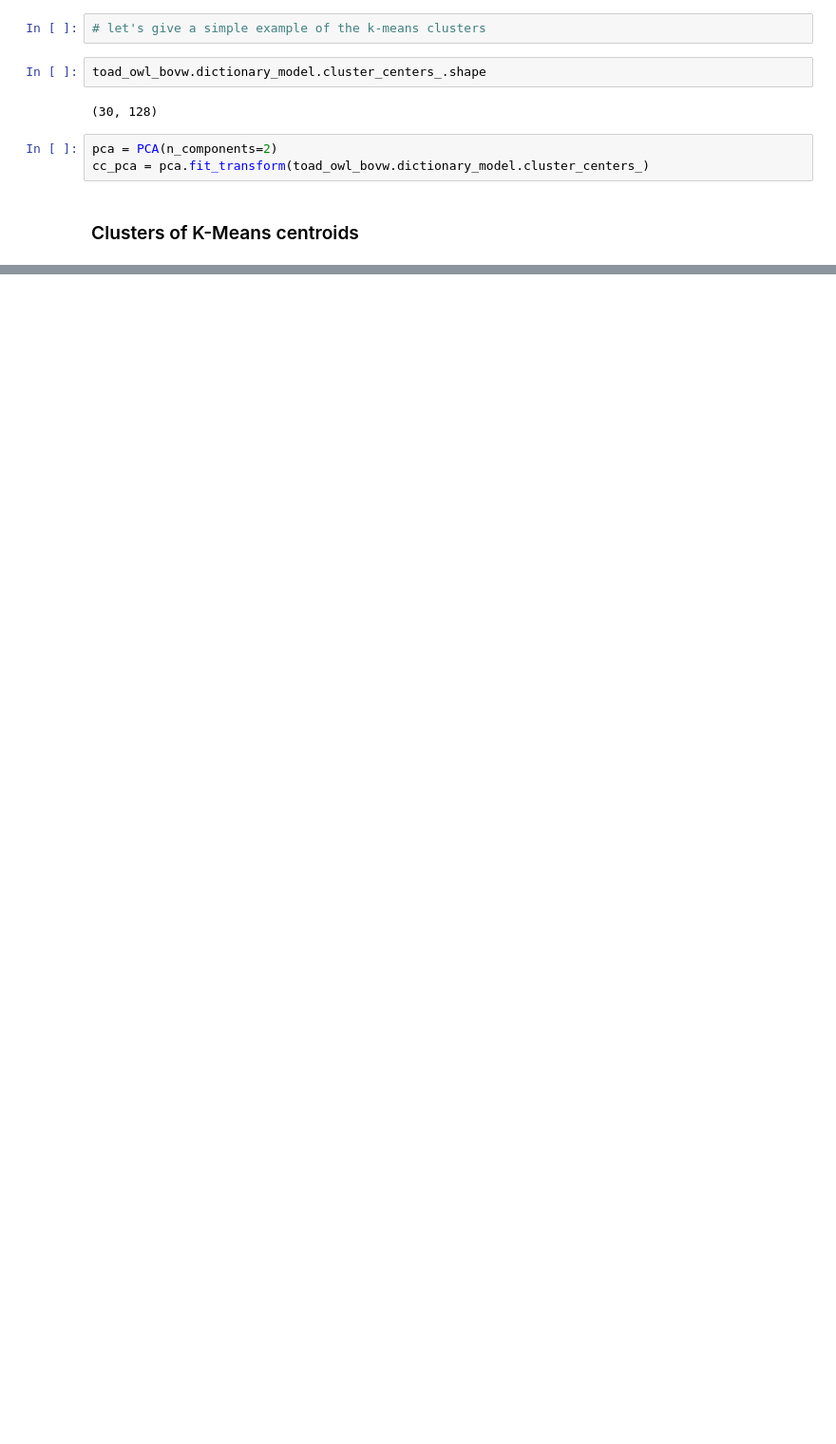
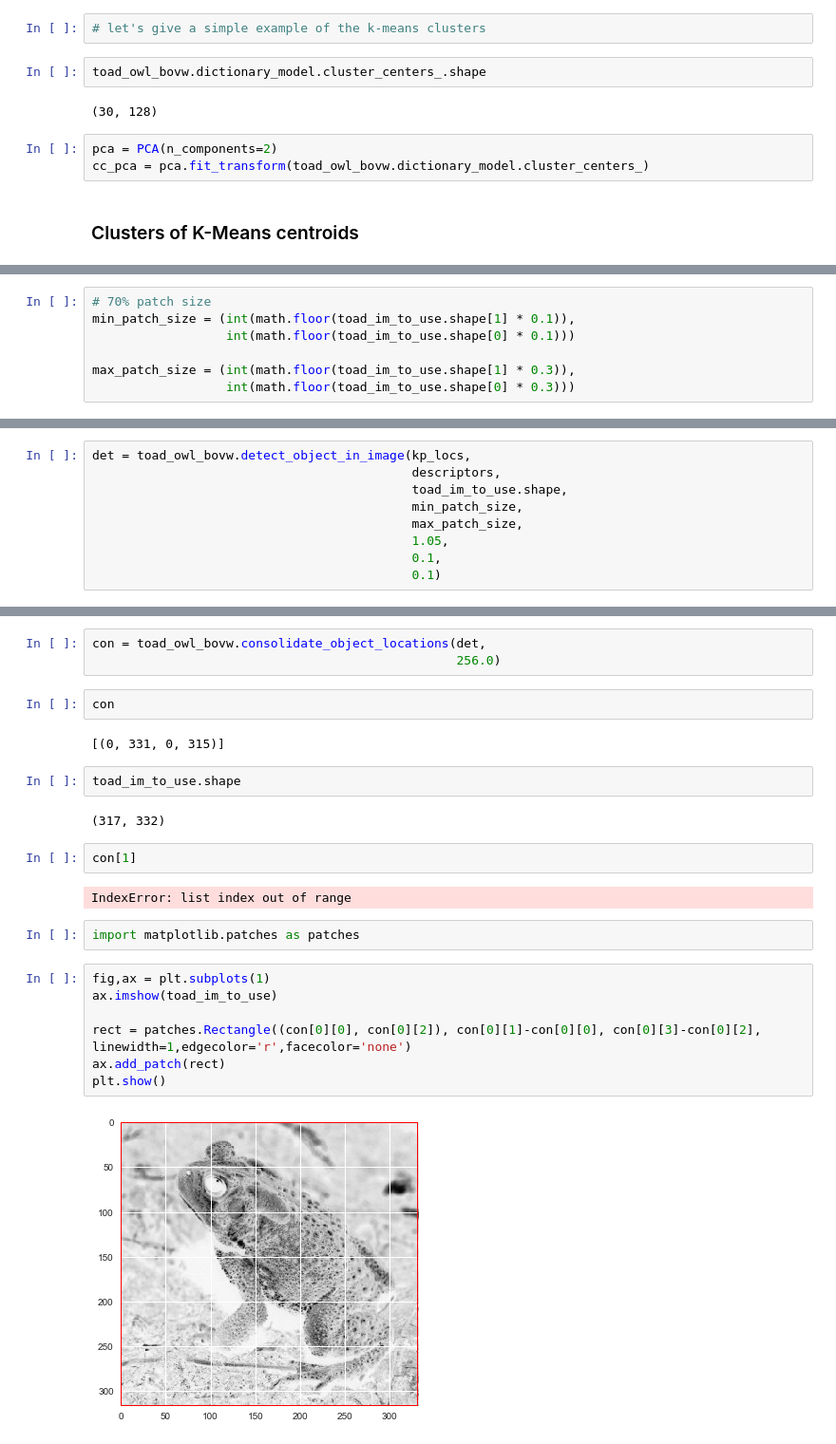
Before and after one commit to themantalope/bag-of-visual-words-example, a Jupyter notebook: notebooks/test_bag_of_visual_words.ipynb, the cells around one changed output, grey strips where cells are left out. Shown at 95% size. Cells and saved outputs as stored; diff of their text form; blank space fills up the shorter version.

```diff
--- a/notebooks/test_bag_of_visual_words.ipynb
+++ b/notebooks/test_bag_of_visual_words.ipynb
@@ -260,0 +332,7 @@ The axisbg attribute was deprecated in version 2.0. Use facecolor instead.
+# %%
+# 70% patch size
+min_patch_size = (int(math.floor(toad_im_to_use.shape[1] * 0.1)),
+                  int(math.floor(toad_im_to_use.shape[0] * 0.1)))
+
+max_patch_size = (int(math.floor(toad_im_to_use.shape[1] * 0.3)),
+                  int(math.floor(toad_im_to_use.shape[0] * 0.3)))
@@ -260,0 +347,9 @@ The axisbg attribute was deprecated in version 2.0. Use facecolor instead.
+# %%
+det = toad_owl_bovw.detect_object_in_image(kp_locs,
+                                           descriptors,
+                                           toad_im_to_use.shape,
+                                           min_patch_size,
+                                           max_patch_size,
+                                           1.05,
+                                           0.1,
+                                           0.1)
@@ -260,0 +376,26 @@ The axisbg attribute was deprecated in version 2.0. Use facecolor instead.
+# %%
+con = toad_owl_bovw.consolidate_object_locations(det,
+                                                 256.0)
+# %%
+con
+# %% [output]
+[(0, 331, 0, 315)]
+# %%
+toad_im_to_use.shape
+# %% [output]
+(317, 332)
+# %%
+con[1]
+# %% [output]
+IndexError: list index out of range
+# %%
+import matplotlib.patches as patches
+# %%
+fig,ax = plt.subplots(1)
+ax.imshow(toad_im_to_use)
+
+rect = patches.Rectangle((con[0][0], con[0][2]), con[0][1]-con[0][0], con[0][3]-con[0][2], linewidth=1,edgecolor='r',facecolor='none')
+ax.add_patch(rect)
+plt.show()
+# %% [output]
+[figure, added]
```
Also changed, not shown: parts of 48 cells of this notebook, 5 other files.
